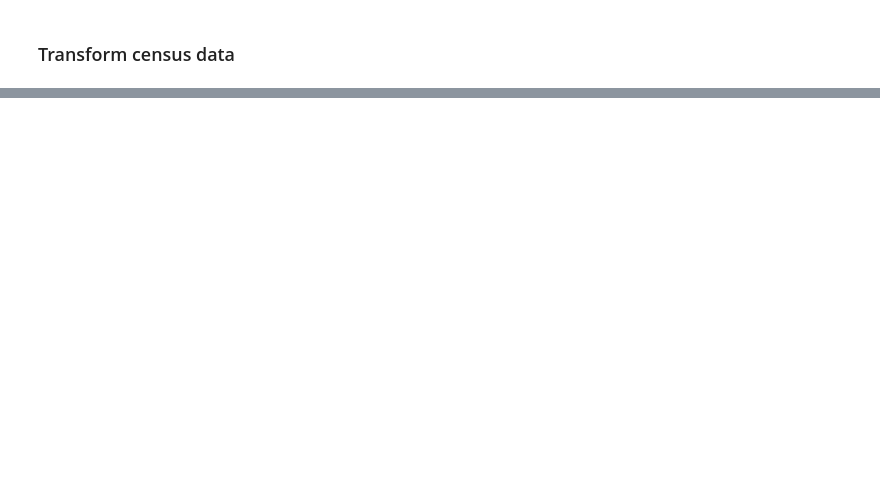
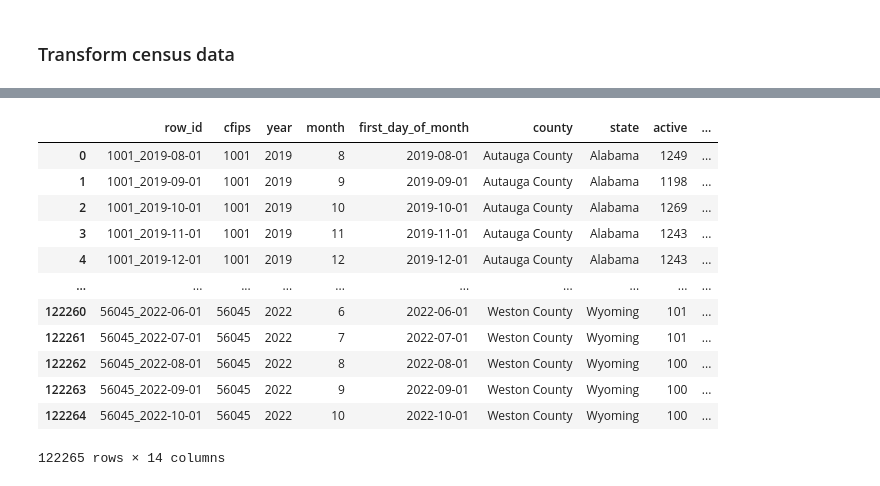
Before and after one commit to divergent96/godaddy_hackathon, a Jupyter notebook: data-processing-and-eda.ipynb, the cells around one changed output, grey strips where cells are left out. Saved outputs shown, nothing was run; the diff lists cells and outputs as text; code cells hidden in the pictures; blank space fills up the shorter version.

```diff
--- a/data-processing-and-eda.ipynb
+++ b/data-processing-and-eda.ipynb
@@ -122,3 +163,27 @@ dtype: bool
 Might make more sense to keep datasets seperate for EDA, but lets see
 # %% [markdown]
 ### Transform census data
+# %%
+census_data_cols = census_data.columns.values
+
+# We will use "_" to seperate each string and create a new thin dataframe
+# This dataframe will be at a "cfips" and "year" level to enable join with the base dataset
+
+temp = pd.DataFrame(census_data_cols, index= None)
+
+temp.rename(columns = {0:"col_name"}, inplace = True)
+
+# Remove cfips to make life easy
+
+temp = temp.loc[temp['col_name'] != "cfips",:]
+
+temp['year'] = temp['col_name'].str.slice(-4).astype('int')
+temp['temp'] = "_"+temp['year'].astype('str')
+
+#temp['new_col_name'] = temp['col_name'].str.replace(temp['temp'], "")
+# Since expected method does not work, we will remove the last 5 characters for ease
+
+temp['new_col_name'] = temp['col_name'].str.slice(start = 0, stop = -5).astype('str')
+
+temp.drop(columns = ("temp"), inplace = True)
+temp
@@ -124,0 +343,21 @@ Might make more sense to keep datasets seperate for EDA, but lets see
+# %%
+train_data = train_base.merge(thin_census_data, on = ["cfips","year"], how = 'left')
+
+# Using merge statament to avoid juggling index of dataframes
+# We will validate the row count, which should not increase if join is correct
+train_data = pd.merge(left = train_base,right = thin_census_data,how = 'left',on = ['cfips','year'])
+train_data
+# %% [output]
+|  | row_id | cfips | year | month | first_day_of_month | county | state | active | ... |
+| 0 | 1001_2019-08-01 | 1001 | 2019 | 8 | 2019-08-01 | Autauga County | Alabama | 1249 | ... |
+| 1 | 1001_2019-09-01 | 1001 | 2019 | 9 | 2019-09-01 | Autauga County | Alabama | 1198 | ... |
+| 2 | 1001_2019-10-01 | 1001 | 2019 | 10 | 2019-10-01 | Autauga County | Alabama | 1269 | ... |
+| 3 | 1001_2019-11-01 | 1001 | 2019 | 11 | 2019-11-01 | Autauga County | Alabama | 1243 | ... |
+| 4 | 1001_2019-12-01 | 1001 | 2019 | 12 | 2019-12-01 | Autauga County | Alabama | 1243 | ... |
+| ... | ... | ... | ... | ... | ... | ... | ... | ... | ... |
+| 122260 | 56045_2022-06-01 | 56045 | 2022 | 6 | 2022-06-01 | Weston County | Wyoming | 101 | ... |
+| 122261 | 56045_2022-07-01 | 56045 | 2022 | 7 | 2022-07-01 | Weston County | Wyoming | 101 | ... |
+| 122262 | 56045_2022-08-01 | 56045 | 2022 | 8 | 2022-08-01 | Weston County | Wyoming | 100 | ... |
+| 122263 | 56045_2022-09-01 | 56045 | 2022 | 9 | 2022-09-01 | Weston County | Wyoming | 100 | ... |
+| 122264 | 56045_2022-10-01 | 56045 | 2022 | 10 | 2022-10-01 | Weston County | Wyoming | 100 | ... |
+122265 rows × 14 columns
```
Also changed, not shown: parts of 19 cells of this notebook.
